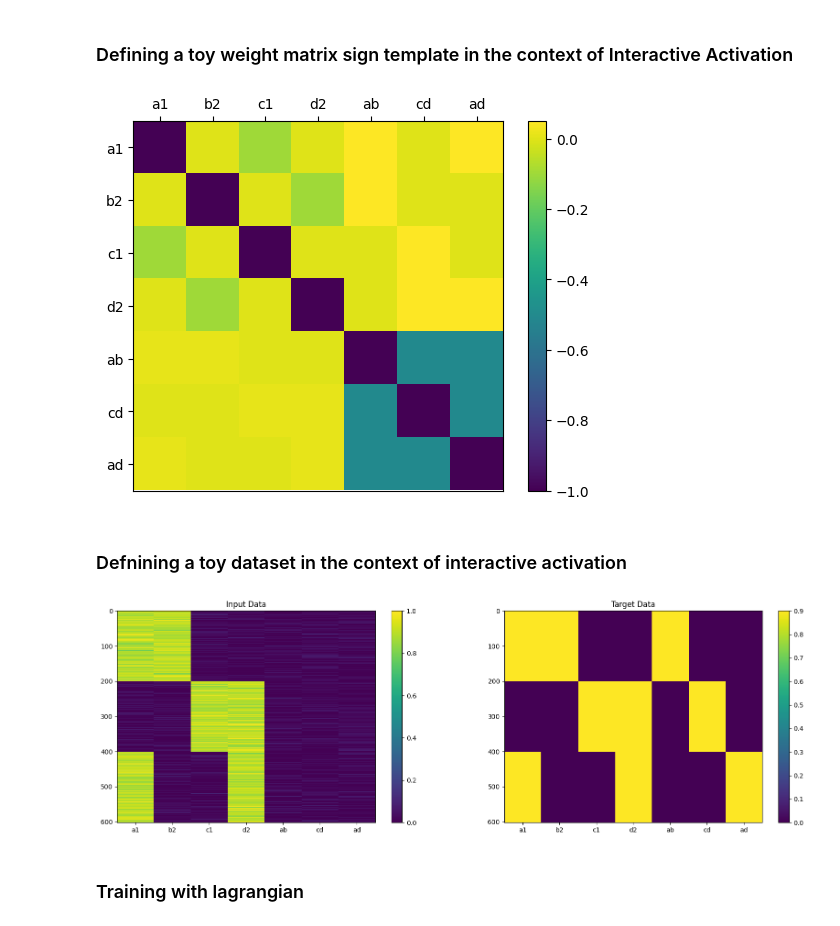
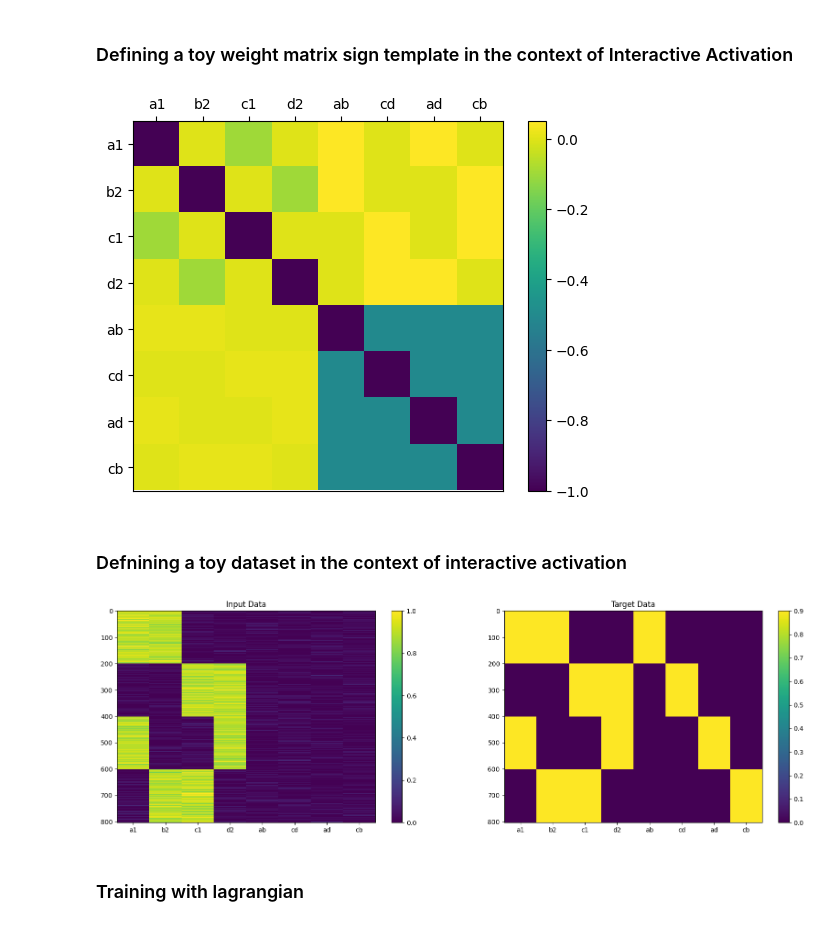
Before and after one commit to THANNAGA/Lagrangian, a Jupyter notebook: GLV_bounded_lagrangian.ipynb, the cells around one changed output. Cells and saved outputs as stored; diff of their text form; code cells hidden in the pictures.

```diff
--- a/GLV_bounded_lagrangian.ipynb
+++ b/GLV_bounded_lagrangian.ipynb
@@ -207,20 +207,20 @@ def create_matrix(tokens=[], WtoL=0.01, LtoW=0.05, LtoL=-0.1, WtoW=-0.5):
               adjacency_matrix[j, i] = LtoW
   return adjacency_matrix
 # %%
-tokens = ['a1', 'b2', 'c1', 'd2', 'ab', 'cd', 'ad']
+tokens = ['a1', 'b2', 'c1', 'd2', 'ab', 'cd', 'ad', 'cb']
 #tokens = ['a1', 'b2', 'ab']
 n = len(tokens)
 A = create_matrix(tokens = tokens)
 np.fill_diagonal(A, -1)
 
 plt.imshow(A);plt.colorbar()
 plt.xticks(np.arange(n),tokens)
 # Move xticks to the top using plt interface
 plt.tick_params(axis='x', which='both', bottom=False, top=True, labelbottom=False, labeltop=True)
 plt.yticks(np.arange(n),tokens)
 plt.show()
 # %% [output]
-[figure, old version]
+[figure, new version]
 # %% [markdown]
 ### Defnining a toy dataset in the context of interactive activation
 # %%
@@ -274,7 +274,7 @@ ax[1].set_xticklabels(tokens)
 
 plt.show()
 # %% [output]
-[figure, old version]
+[figure, new version]
 # %% [markdown]
 ### Training with lagrangian
 # %%
```
Also changed, not shown: parts of 12 cells of this notebook.
